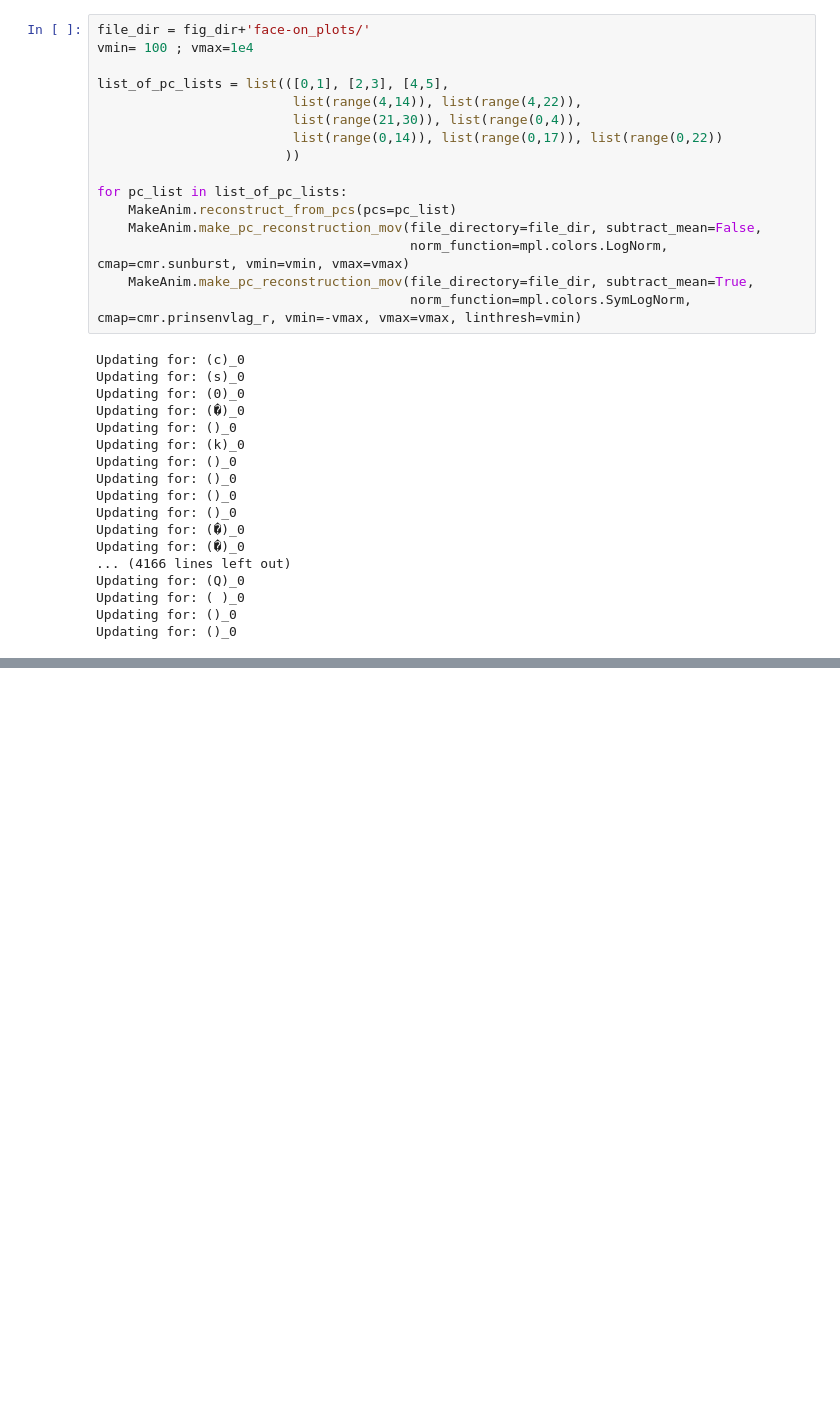
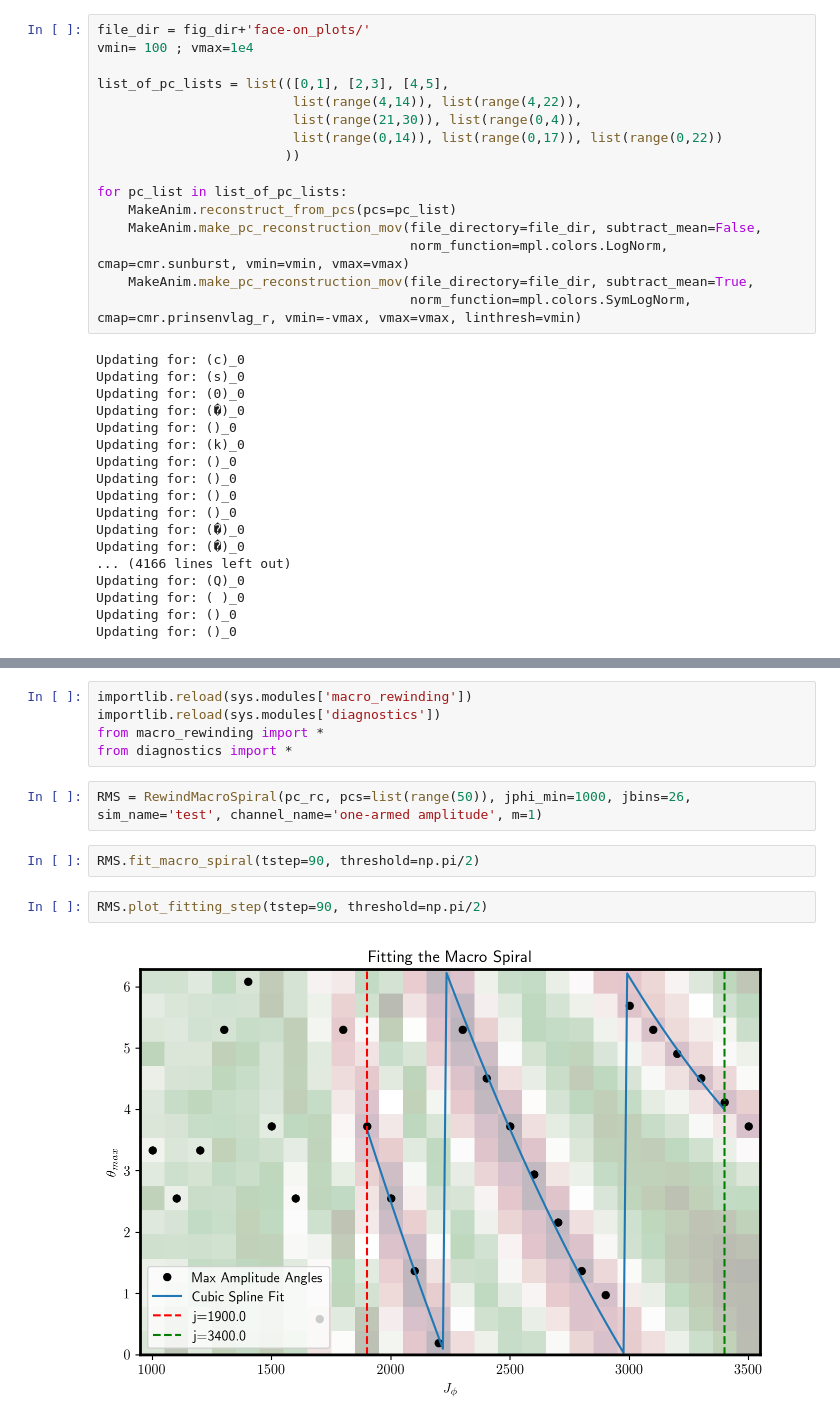
Before and after one commit to ktavangar/snails_paper2_correlations, a Jupyter notebook: notebooks/paper2_tp_nbs/fiducial_run.ipynb, the cells around one changed output, grey strips where cells are left out. Cells and saved outputs as stored; diff of their text form; blank space fills up the shorter version.

```diff
--- a/notebooks/paper2_tp_nbs/fiducial_run.ipynb
+++ b/notebooks/paper2_tp_nbs/fiducial_run.ipynb
@@ -240,0 +320,13 @@ Updating for: ()_0
+# %%
+importlib.reload(sys.modules['macro_rewinding'])
+importlib.reload(sys.modules['diagnostics'])
+from macro_rewinding import *
+from diagnostics import *
+# %%
+RMS = RewindMacroSpiral(pc_rc, pcs=list(range(50)), jphi_min=1000, jbins=26, sim_name='test', channel_name='one-armed amplitude', m=1)
+# %%
+RMS.fit_macro_spiral(tstep=90, threshold=np.pi/2)
+# %%
+RMS.plot_fitting_step(tstep=90, threshold=np.pi/2)
+# %% [output]
+[figure, added]
```
Also changed, not shown: parts of 15 cells of this notebook, 13 other files.
